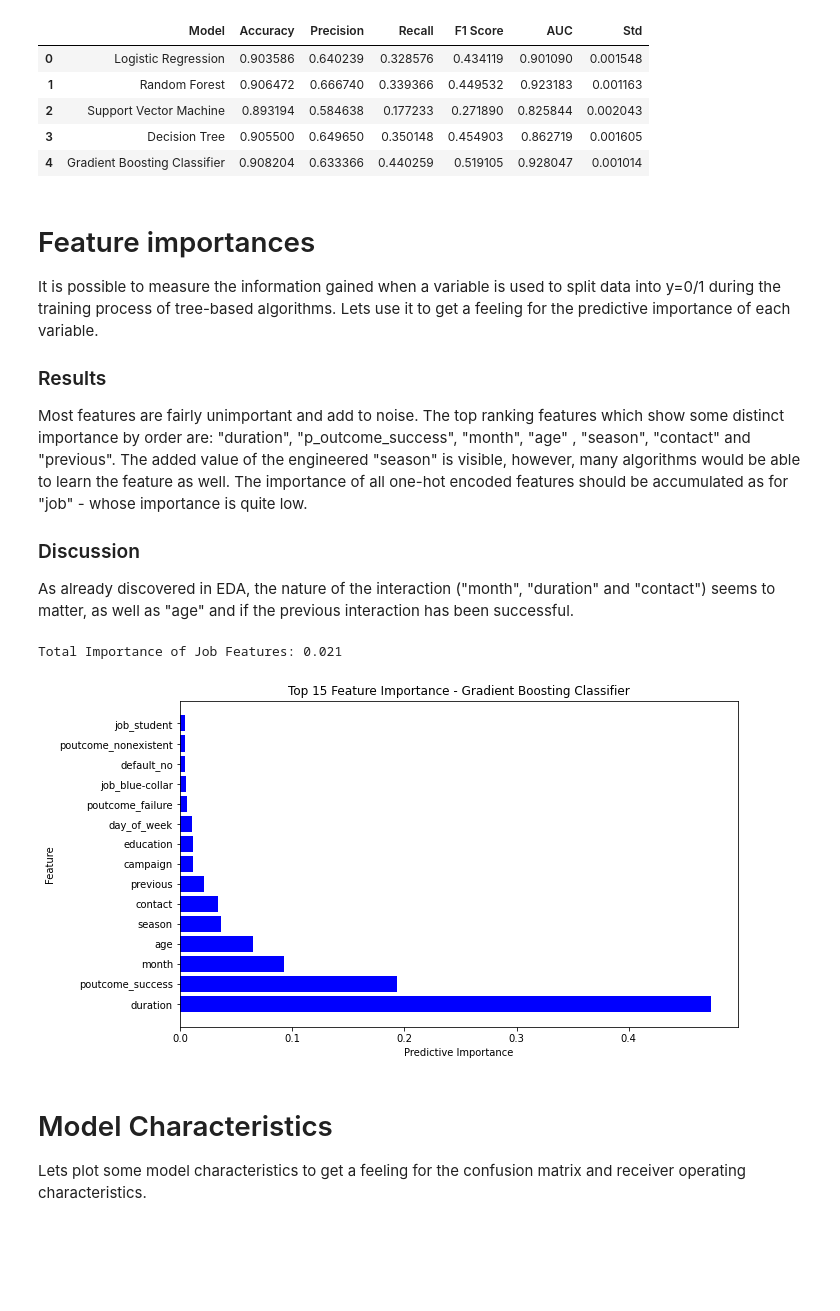
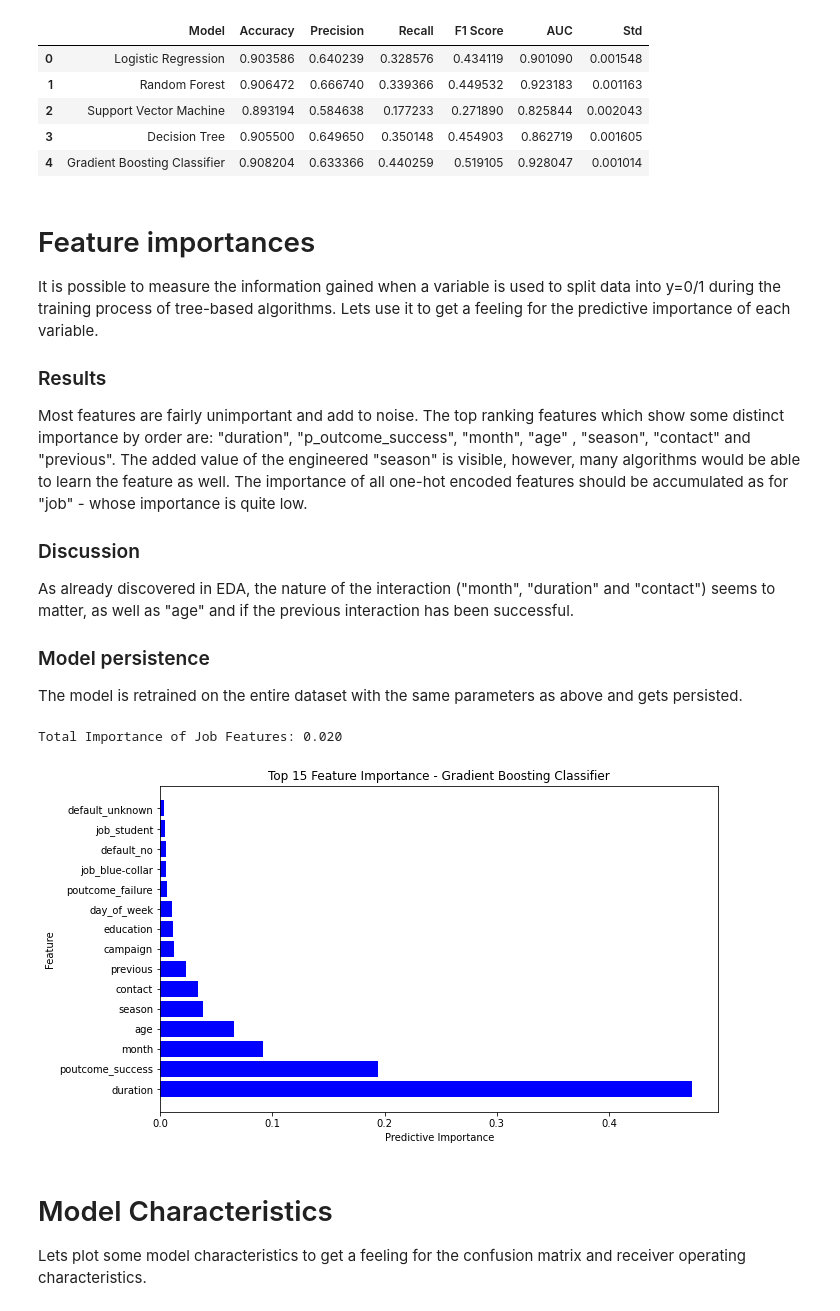
Before and after one commit to BerthoMo/user-behavior, a Jupyter notebook: Model Training & Selection, Feature Importance and Test Submission.ipynb, the cells around one changed output. Drawn from its saved outputs; the diff is of its cells as text; code cells hidden in the pictures; blank space fills up the shorter version.

```diff
--- a/Model Training & Selection, Feature Importance and Test Submission.ipynb
+++ b/Model Training & Selection, Feature Importance and Test Submission.ipynb
@@ -136,42 +137,49 @@ The importance of all one-hot encoded features should be accumulated as for "job
 
 ### Discussion
 As already discovered in EDA, the nature of the interaction ("month", "duration" and "contact") seems to matter, as well as "age" and if the previous interaction has been successful.
+
+
+### Model persistence
+The model is retrained on the entire dataset with the same parameters as above and gets persisted.
 # %%
 import matplotlib.pyplot as plt
+from joblib import dump
+
 
 # Train the gradient boosting classifier. The model can be exported since it is trained on the entire dataset.
 final_model = GradientBoostingClassifier(learning_rate= 0.05, max_depth= 4, n_estimators= 500)
 final_model.fit(X_train, y_train)
+dump(final_model, 'models/GBC.joblib')
 
 # Get the feature importances
 importance = final_model.feature_importances_
 feature_names = X_train.columns
 
 # Create a DataFrame for feature importance
 df_importance = pd.DataFrame({'Feature': feature_names, 'Importance': importance})
 
 # Sort the DataFrame by importance in descending order
 df_importance = df_importance.sort_values(by='Importance', ascending=False)
 
 # Select the top 10 features
 top_15_features = df_importance.head(15)
 
 # Filter the features that start with "job_"
 job_features = df_importance[df_importance['Feature'].str.startswith('job_')]
 # Calculate the total importance of job features
 total_job_importance = job_features['Importance'].sum()
 print(f"Total Importance of Job Features: {total_job_importance:.3f}")
 
 # Plot the feature importance table for the top 10 features
 plt.figure(figsize=(10, 6))
 plt.barh(top_15_features['Feature'], top_15_features['Importance'], color='blue')
 plt.xlabel('Predictive Importance')
 plt.ylabel('Feature')
 plt.title('Top 15 Feature Importance - Gradient Boosting Classifier')
 plt.show()
 # %% [output]
-Total Importance of Job Features: 0.021
+Total Importance of Job Features: 0.020
-[figure, old version]
+[figure, new version]
 # %% [markdown]
 # Model Characteristics
 Lets plot some model characteristics to get a feeling for the confusion matrix and receiver operating characteristics.
```
Also changed, not shown: parts of 2 cells of this notebook, 7 other files.
